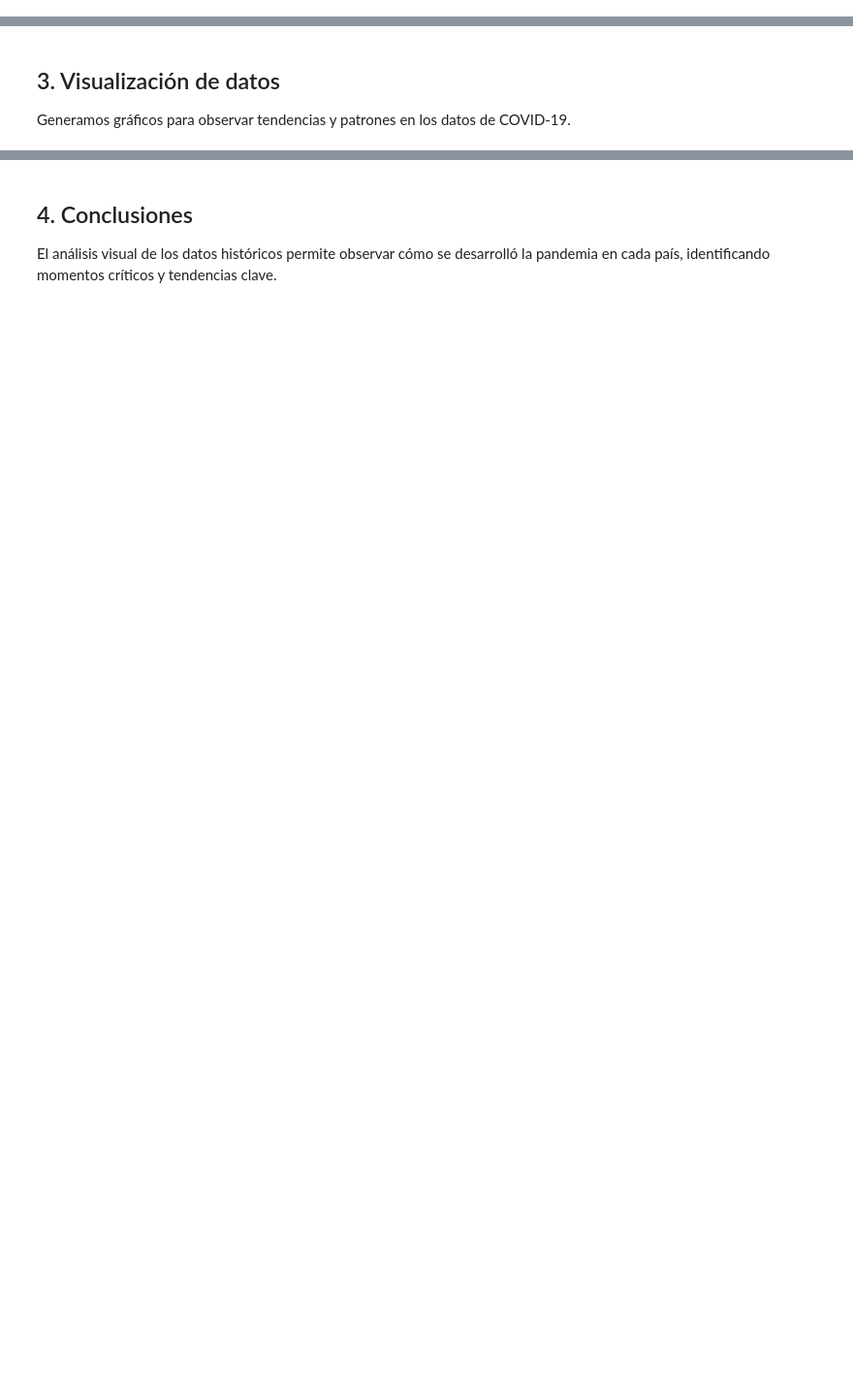
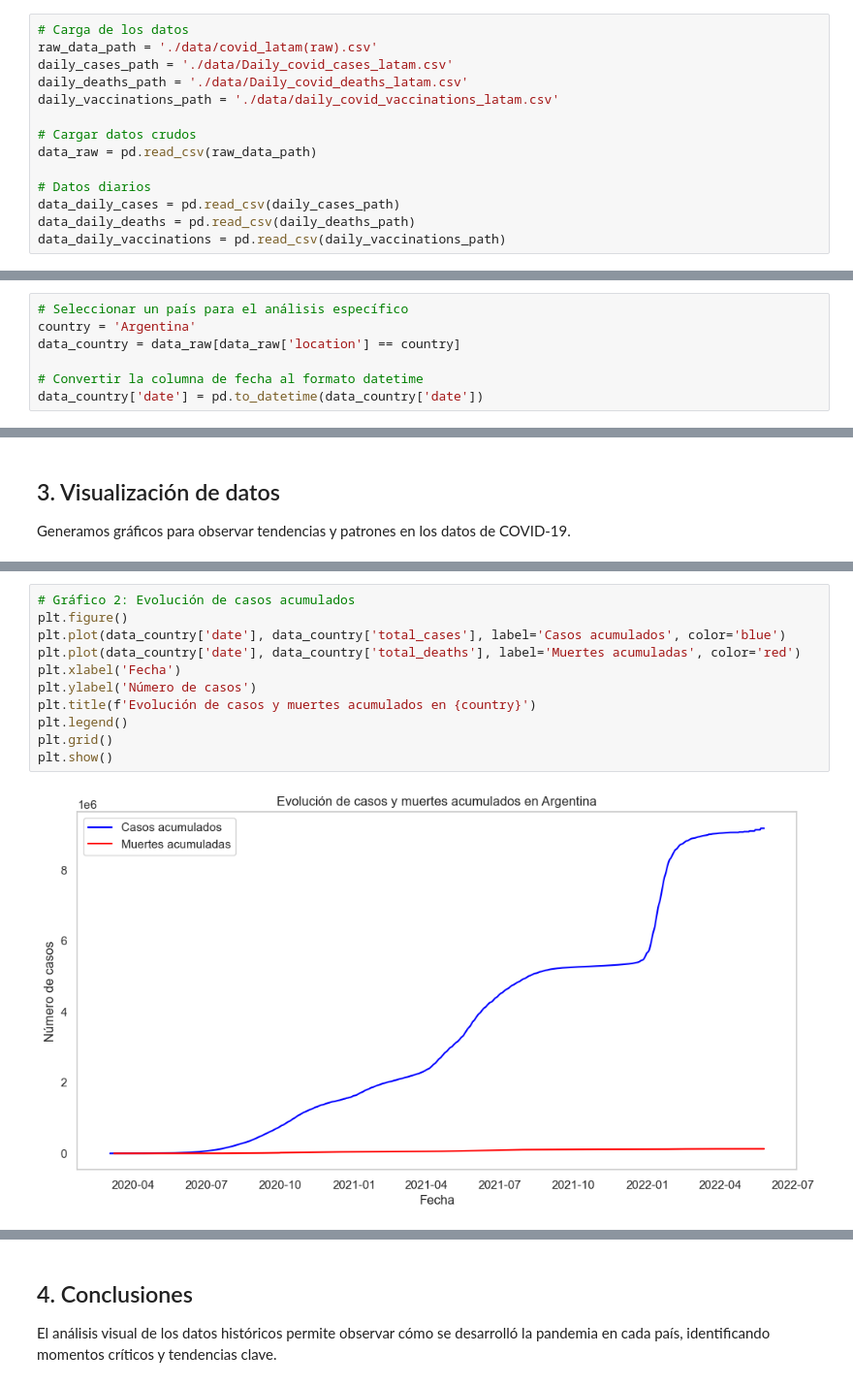
Before and after one commit to FrankYesid/Ruta_aprendizaje_2025, a Jupyter notebook: 01-Visualización de Datos/Proyecto 3/Narrativa_COVID_LATAM.ipynb, the cells around one changed output, grey strips where cells are left out. Shown: that part at 97% size. Drawn from its saved outputs; the diff is of its cells as text; blank space fills up the shorter version.

Commit message:
Update project structure and improve documentation for COVID-19 analysis in LATAM

```diff
--- a/01-Visualización de Datos/Proyecto 3/Narrativa_COVID_LATAM.ipynb
+++ b/01-Visualización de Datos/Proyecto 3/Narrativa_COVID_LATAM.ipynb
@@ -40,6 +41,20 @@ daily_cases.head()
 | 3 | Barbados | 0.0 | 0.0 | 0.0 | 0.0 | 0.0 | 0.0 | 0.0 | ... |
 | 4 | Belize | 0.0 | 0.0 | 0.0 | 0.0 | 0.0 | 0.0 | 0.0 | ... |
 5 rows × 825 columns
+# %%
+# Carga de los datos
+raw_data_path = './data/covid_latam(raw).csv'
+daily_cases_path = './data/Daily_covid_cases_latam.csv'
+daily_deaths_path = './data/Daily_covid_deaths_latam.csv'
+daily_vaccinations_path = './data/daily_covid_vaccinations_latam.csv'
+
+# Cargar datos crudos
+data_raw = pd.read_csv(raw_data_path)
+
+# Datos diarios
+data_daily_cases = pd.read_csv(daily_cases_path)
+data_daily_deaths = pd.read_csv(daily_deaths_path)
+data_daily_vaccinations = pd.read_csv(daily_vaccinations_path)
 # %% [markdown]
 ## 2. Limpieza de datos
 Realizamos una limpieza básica para manejar valores faltantes y ajustar el formato.
@@ -54,0 +76,7 @@ daily_cases.info()
+# %%
+# Seleccionar un país para el análisis específico
+country = 'Argentina'
+data_country = data_raw[data_raw['location'] == country]
+
+# Convertir la columna de fecha al formato datetime
+data_country['date'] = pd.to_datetime(data_country['date'])
@@ -74,0 +111,13 @@ plt.show()
+# %%
+# Gráfico 2: Evolución de casos acumulados
+plt.figure()
+plt.plot(data_country['date'], data_country['total_cases'], label='Casos acumulados', color='blue')
+plt.plot(data_country['date'], data_country['total_deaths'], label='Muertes acumuladas', color='red')
+plt.xlabel('Fecha')
+plt.ylabel('Número de casos')
+plt.title(f'Evolución de casos y muertes acumulados en {country}')
+plt.legend()
+plt.grid()
+plt.show()
+# %% [output]
+[figure, added]
```
Also changed, not shown: parts of 6 cells of this notebook.
